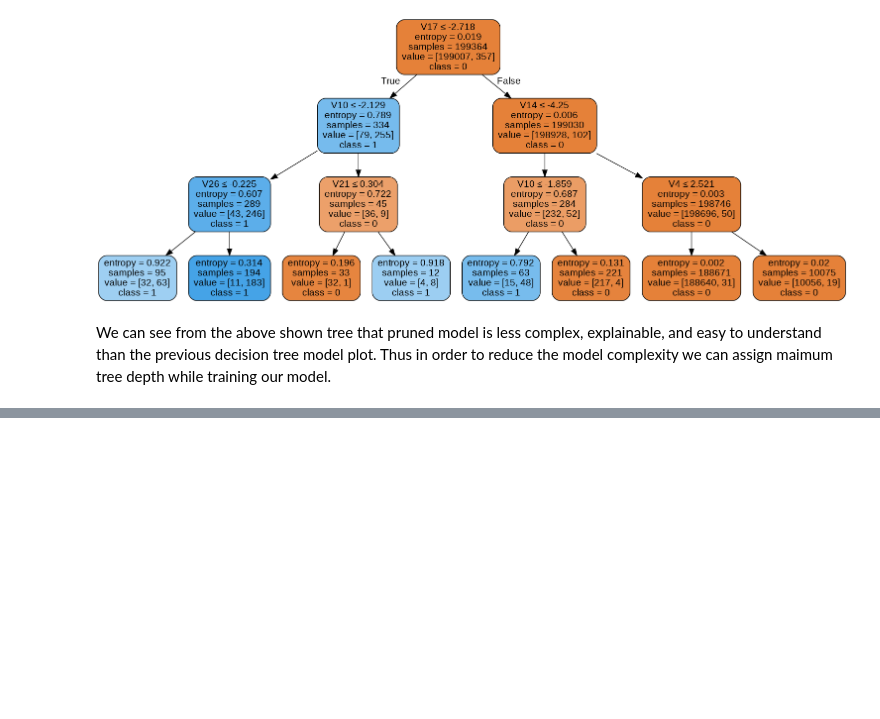
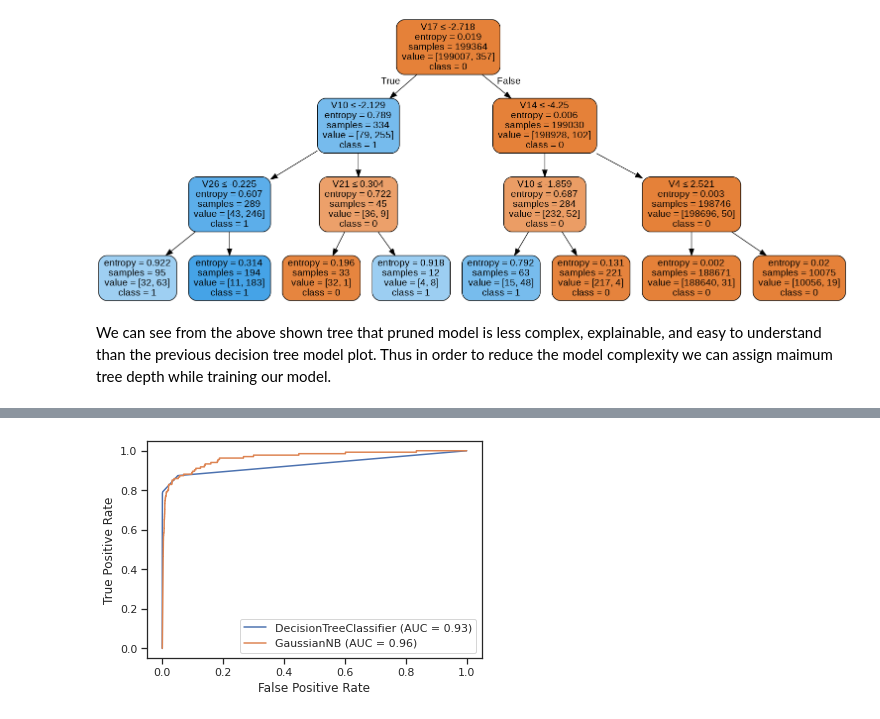
Before and after one commit to jrakhshanda/Machine-Learning-Projects, a Jupyter notebook: FraudDetection.ipynb, the cells around one changed output, grey strips where cells are left out. Drawn from its saved outputs; the diff is of its cells as text; code cells hidden in the pictures; blank space fills up the shorter version.

```diff
--- a/FraudDetection.ipynb
+++ b/FraudDetection.ipynb
@@ -196 +204,13 @@ We can see from the above shown tree that pruned model is less complex, explaina
+# %%
+#Import Gaussian Naive Bayes model
+from sklearn.naive_bayes import GaussianNB
+
+#Create a Gaussian Classifier
+gnb = GaussianNB()
+
+# Train the model using the training sets
+model = gnb.fit(X_train,y_train)
+
+#Predict Output
+y_pred1 = model.predict(X_test)
 # %% [markdown]
@@ -213,0 +248,9 @@ A commom way to see ehether our model is working good on data is to use ROC cruv
+# %%
+from sklearn.metrics import plot_roc_curve
+
+classifiers = [dtc, gnb]
+ax = plt.gca()
+for i in classifiers:
+    plot_roc_curve(i, X_test, y_test, ax=ax)
+# %% [output]
+[figure, added]
```
Also changed, not shown: parts of 20 cells of this notebook.
